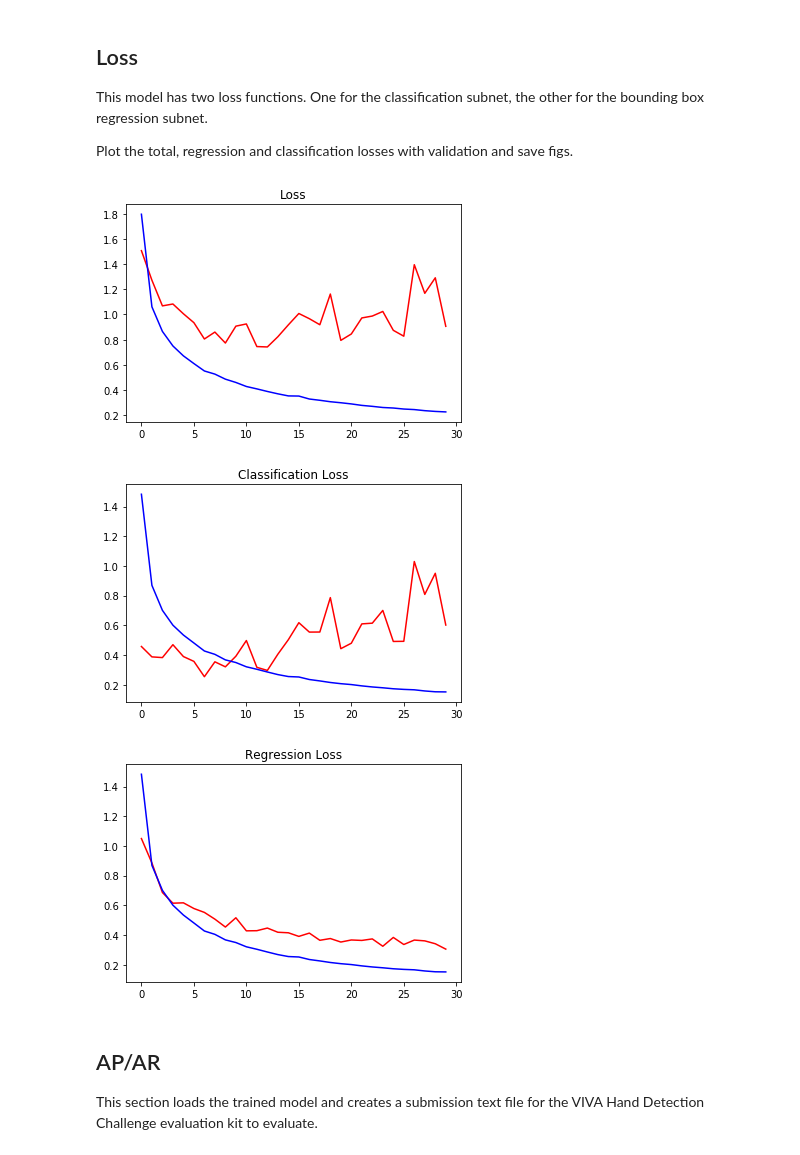
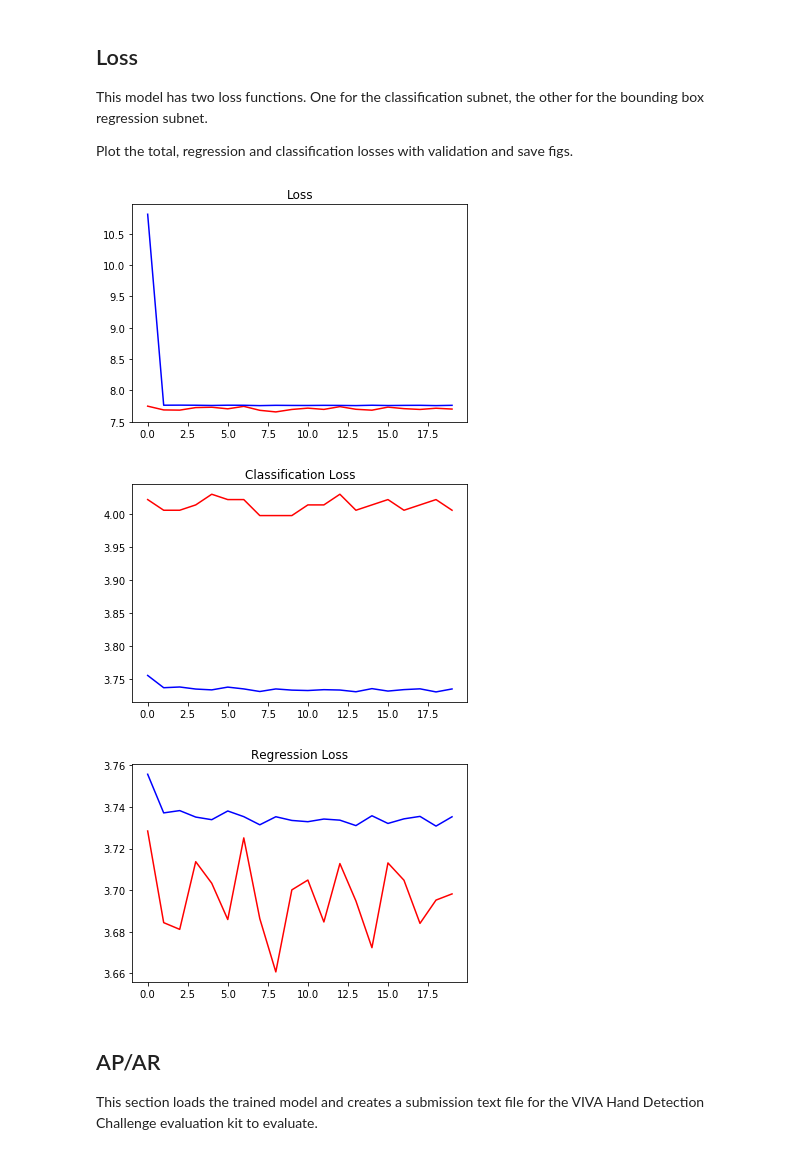
Before and after one commit to kylesyoon/Capstone-Project, a Jupyter notebook: evaluation.ipynb, the cells around one changed output. Drawn from its saved outputs; the diff is of its cells as text; code cells hidden in the pictures.

```diff
--- a/evaluation.ipynb
+++ b/evaluation.ipynb
@@ -58,10 +58,10 @@ def plot_loss_history(history_path):
     plt.show()
 # %%
-plot_loss_history('history_30_5000.pkl')
+plot_loss_history('./history/history.pkl')
 # %% [output]
-[figure, old version]
+[figure, new version]
-[figure, old version]
+[figure, new version]
-[figure, old version]
+[figure, new version]
 # %% [markdown]
 ## AP/AR
 
```
Also changed, not shown: parts of 5 cells of this notebook.
